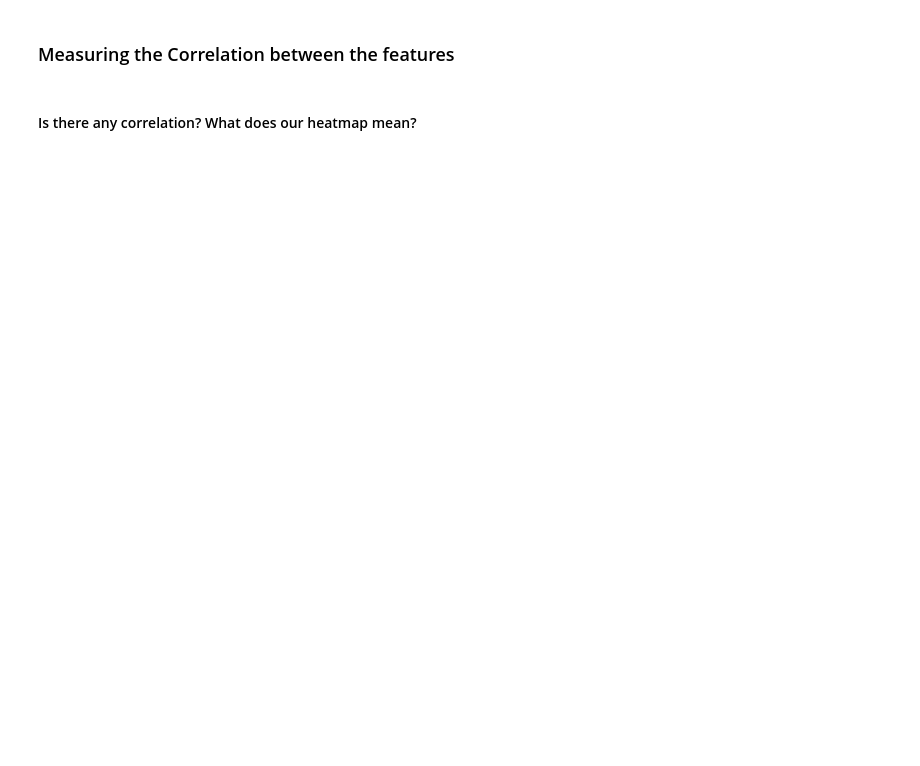
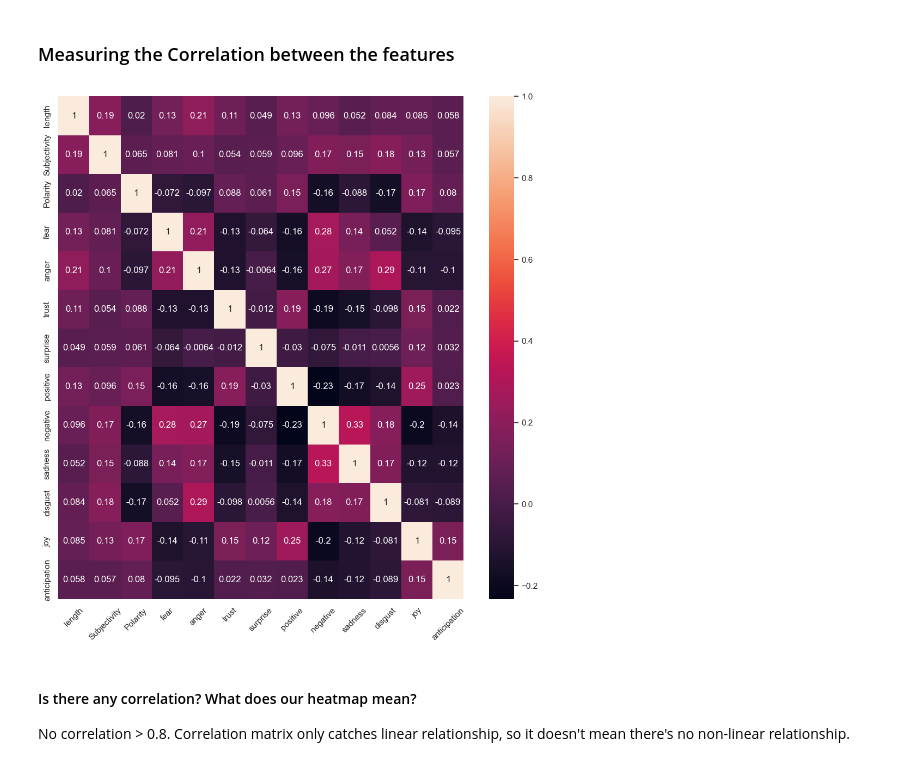
Before and after one commit to GemmaEvans0208/My-DAC-Curriculum, a Jupyter notebook: DAC-008_Intro_To_NLP/DAC-008_Sentiment_Analysis_1_Student.ipynb, the cells around one changed output. Saved outputs shown, nothing was run; the diff lists cells and outputs as text; code cells hidden in the pictures; blank space fills up the shorter version.

```diff
--- a/DAC-008_Intro_To_NLP/DAC-008_Sentiment_Analysis_1_Student.ipynb
+++ b/DAC-008_Intro_To_NLP/DAC-008_Sentiment_Analysis_1_Student.ipynb
@@ -447,3 +560,5 @@ fig.show()
 ### Emotion Detection
 # %%
 # Using a python library to determine the extent of the person's emotions(e.g. fear, anger, anticipation, ...)
+sort_data['emotions'] = sort_data['Reviewed_Tweet'].apply(lambda x:NRCLex(x).affect_frequencies)
+sort_data['emotions'].tail(15)
@@ -450,3 +582,5 @@ fig.show()
 # %%
 # Removing column with emotions and the extent in dictionaries, extracting the type of emotions from the dictionary,
 # concatenating as different columns into sort_data dataframe
+sort_data = pd.concat([sort_data.drop(['emotions'], axis=1),
+                       sort_data['emotions'].apply(pd.Series)], axis=1)
@@ -458,3 +622,4 @@ fig.show()
 ### Addressing null values and irrelevant columns
 # %%
 # Dropping irrelevant data column -> anticip
+sort_data.drop('anticip', axis = 1, inplace = True)
@@ -463,4 +637,5 @@ fig.show()
 # %%
 # Taking care of null values in anticipation
+sort_data['anticipation'] =sort_data['anticipation'].fillna(0)
 # %%
 # Confirming that there are no null values
@@ -469,10 +672,15 @@ fig.show()
 # %% [markdown]
 ### Measuring the Correlation between the features
 # %%
-# Plot a correlation matrix
-# corr_matrix = sort_data.corr(numeric_only=True)
-# fig,ax = plt.subplots(figsize=(12,12))
-# sns.heatmap(corr_matrix, annot=True)
-# plt.show()
+# plot a correlation matrix
+corr_matrix = sort_data.corr(numeric_only=True)
+fig,ax = plt.subplots(figsize=(12,12))
+sns.heatmap(corr_matrix, annot=True)
+plt.xticks(rotation = 45)
+plt.show()
+# %% [output]
+[figure, added]
 # %% [markdown]
 #### Is there any correlation? What does our heatmap mean?
+
+No correlation > 0.8. Correlation matrix only catches linear relationship, so it doesn't mean there's no non-linear relationship.
```
Also changed, not shown: parts of 30 cells of this notebook.
